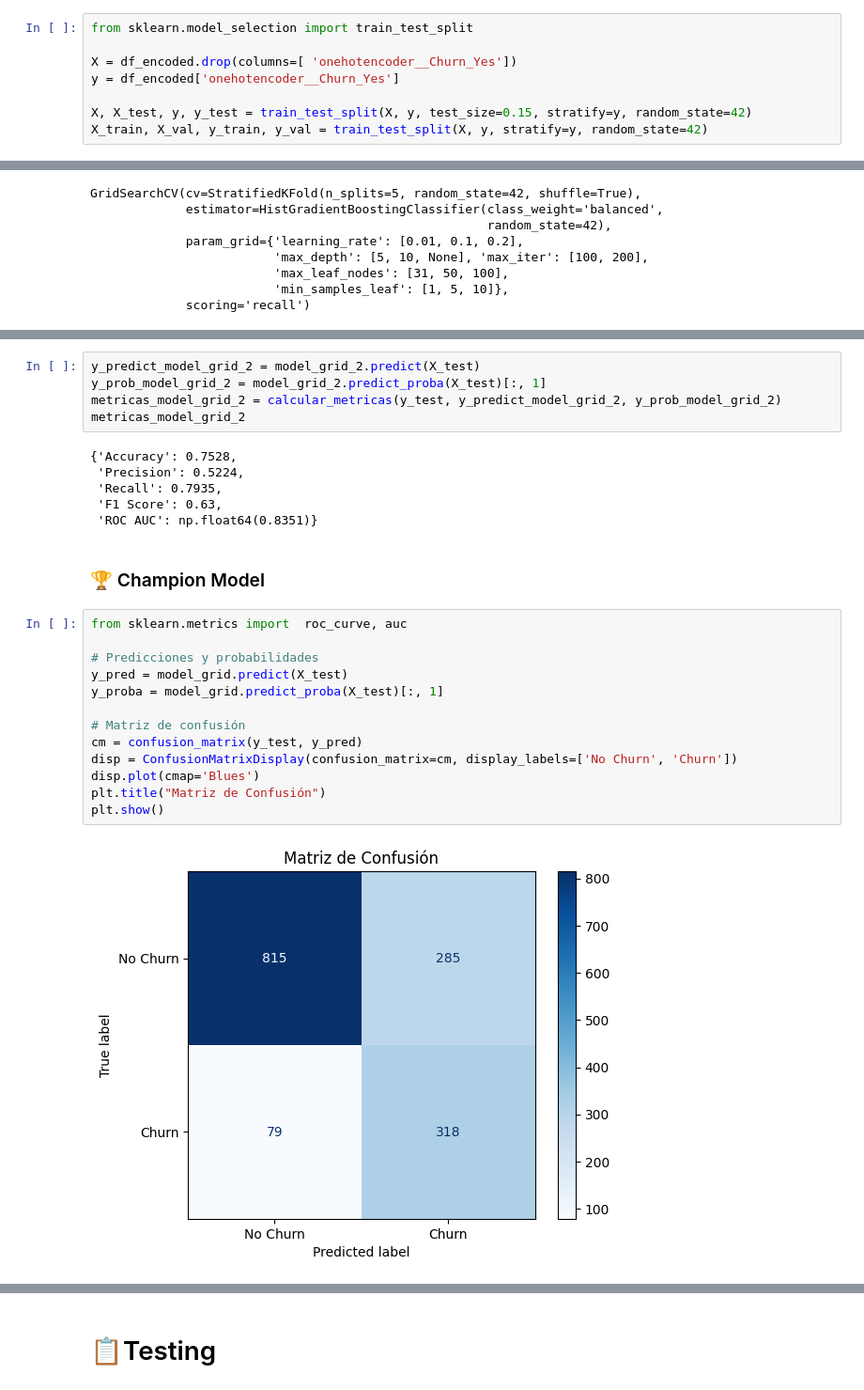
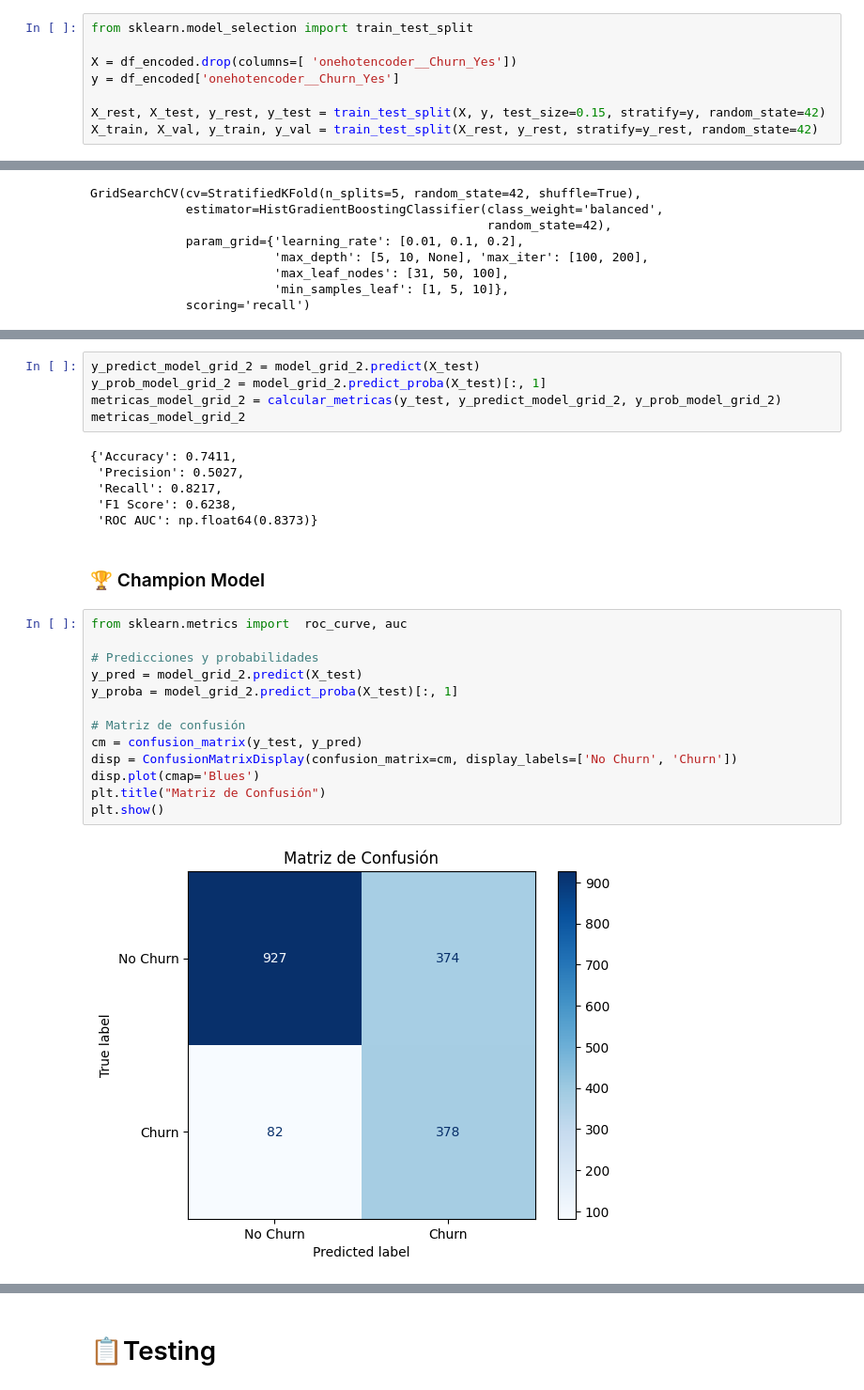
Before and after one commit to marsavil/Telecom_X_Challenge_Part_2, a Jupyter notebook: TelecomX_Parte_2.ipynb, the cells around one changed output, grey strips where cells are left out. Shown at 94% size. Cells and saved outputs as stored; diff of their text form.

```diff
--- a/TelecomX_Parte_2.ipynb
+++ b/TelecomX_Parte_2.ipynb
@@ -135,8 +135,8 @@ from sklearn.model_selection import train_test_split
 X = df_encoded.drop(columns=[ 'onehotencoder__Churn_Yes'])
 y = df_encoded['onehotencoder__Churn_Yes']
 
-X, X_test, y, y_test = train_test_split(X, y, test_size=0.15, stratify=y, random_state=42)
-X_train, X_val, y_train, y_val = train_test_split(X, y, stratify=y, random_state=42)
+X_rest, X_test, y_rest, y_test = train_test_split(X, y, test_size=0.15, stratify=y, random_state=42)
+X_train, X_val, y_train, y_val = train_test_split(X_rest, y_rest, stratify=y_rest, random_state=42)
 # %% [markdown]
 ##### Decision Tree
 # %%
@@ -729,28 +728,28 @@ y_prob_model_grid_2 = model_grid_2.predict_proba(X_test)[:, 1]
 metricas_model_grid_2 = calcular_metricas(y_test, y_predict_model_grid_2, y_prob_model_grid_2)
 metricas_model_grid_2
 # %% [output]
-{'Accuracy': 0.7528,
- 'Precision': 0.5224,
- 'Recall': 0.7935,
- 'F1 Score': 0.63,
- 'ROC AUC': np.float64(0.8351)}
+{'Accuracy': 0.7411,
+ 'Precision': 0.5027,
+ 'Recall': 0.8217,
+ 'F1 Score': 0.6238,
+ 'ROC AUC': np.float64(0.8373)}
 # %% [markdown]
 ### 🏆 Champion Model
 # %%
 from sklearn.metrics import  roc_curve, auc
 
 # Predicciones y probabilidades
-y_pred = model_grid.predict(X_test)
-y_proba = model_grid.predict_proba(X_test)[:, 1]
+y_pred = model_grid_2.predict(X_test)
+y_proba = model_grid_2.predict_proba(X_test)[:, 1]
 
 # Matriz de confusión
 cm = confusion_matrix(y_test, y_pred)
 disp = ConfusionMatrixDisplay(confusion_matrix=cm, display_labels=['No Churn', 'Churn'])
 disp.plot(cmap='Blues')
 plt.title("Matriz de Confusión")
 plt.show()
 # %% [output]
-[figure, old version]
+[figure, new version]
 # %%
 # Curva ROC
 fpr, tpr, thresholds = roc_curve(y_test, y_proba)
```
Also changed, not shown: parts of 33 cells of this notebook.
